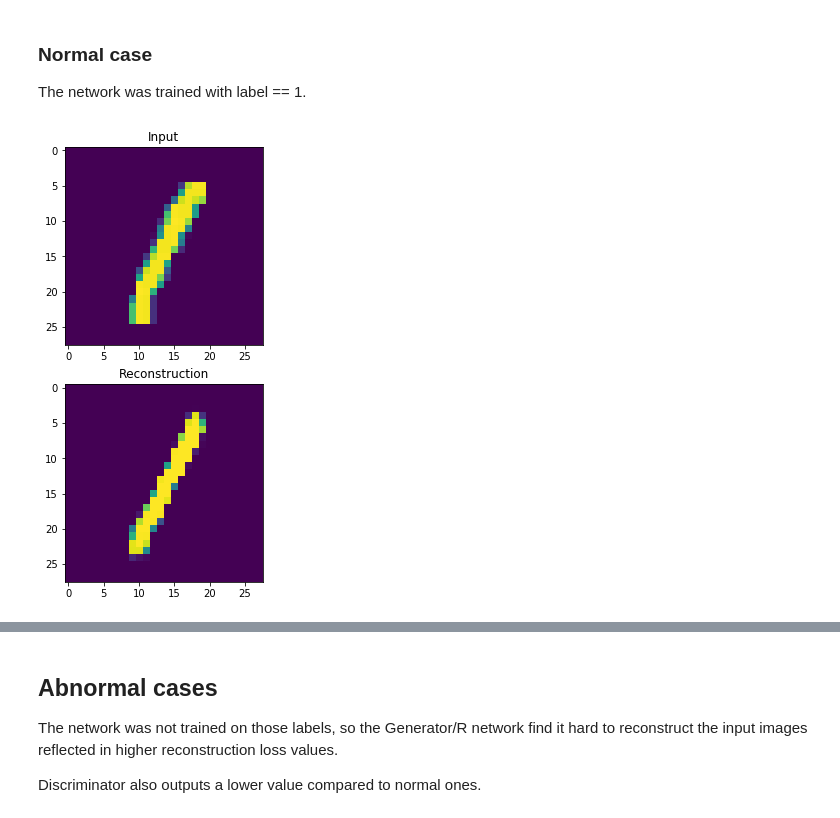
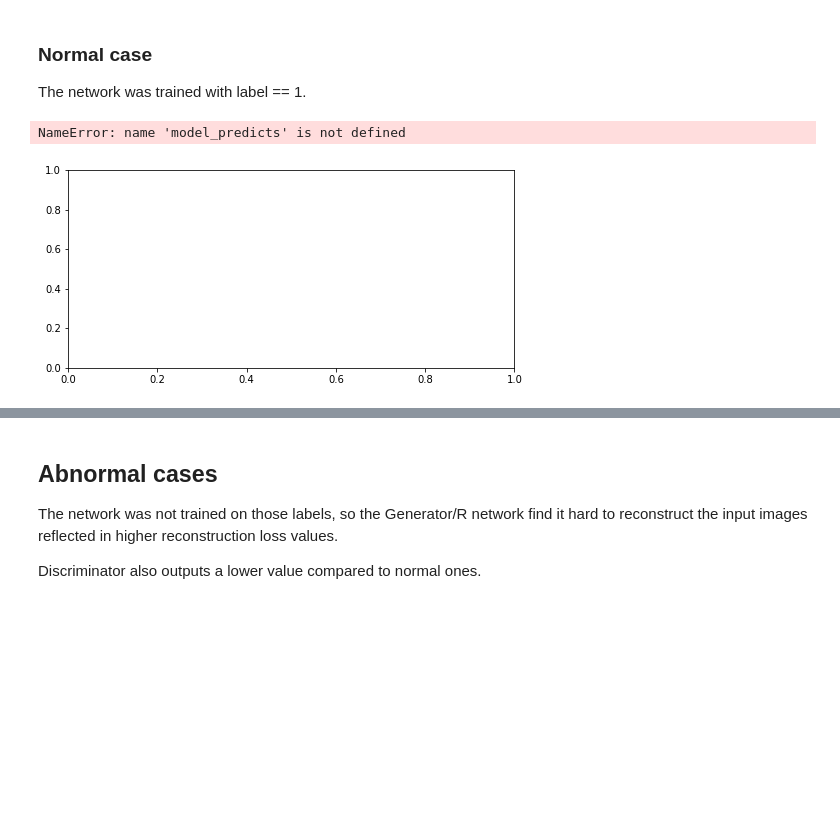
Before and after one commit to rcolomina/ALOCC_Keras, a Jupyter notebook: landsat_test.ipynb, the cells around one changed output, grey strips where cells are left out. Drawn from its saved outputs; the diff is of its cells as text; code cells hidden in the pictures; blank space fills up the shorter version.

Commit message:
Fixed normalisation on input Adapted function test to check the anwser

```diff
--- a/landsat_test.ipynb
+++ b/landsat_test.ipynb
@@ -71,35 +71,39 @@ X_train = X_train / 255
 ## Test the reconstruction loss and Discriminator output
 The `abnormal` image has a **`larger` reconstruction loss** and **`smaller` discriminator output value**.
 # %%
-def test_reconstruction(label, data_index = 11):
-    specific_idx = np.where(y_train == label)[0]
-    if data_index >= len(X_train):
-        data_index = 0
-    data = X_train[specific_idx].reshape(-1, 28, 28, 1)[data_index:data_index+1]
-    model_predicts = self.adversarial_model.predict(data)
+def test_reconstruction():
+    from landsat_data_loader import LandsatDataLoader
+    path = '/media/rcolomina/Toshiba640/TDS_NOVELTY_DETECTION/EXP_02//nominal_chips/'
+
+    loader = LandsatDataLoader(path)
+
+    data = loader.load_data()
+
+
 
     fig= plt.figure(figsize=(8, 8))
     columns = 1
     rows = 2
     fig.add_subplot(rows, columns, 1)
-    input_image = data.reshape((28, 28))
+    input_image = data[0].reshape((28, 28))
     reconstructed_image = model_predicts[0].reshape((28, 28))
     plt.title('Input')
     plt.imshow(input_image, label='Input')
-    fig.add_subplot(rows, columns, 2)
+    #fig.add_subplot(rows, columns, 2)
     plt.title('Reconstruction')
-    plt.imshow(reconstructed_image, label='Reconstructed')
+    #plt.imshow(reconstructed_image, label='Reconstructed')
     plt.show()
     # Compute the mean binary_crossentropy loss of reconstructed image.
-    y_true = K.variable(reconstructed_image)
-    y_pred = K.variable(input_image)
-    error = K.eval(binary_crossentropy(y_true, y_pred)).mean()
-    print('Reconstruction loss:', error)
-    print('Discriminator Output:', model_predicts[1][0][0])
+    #y_true = K.variable(reconstructed_image)
+    #y_pred = K.variable(input_image)
+    #error = K.eval(binary_crossentropy(y_true, y_pred)).mean()
+    #print('Reconstruction loss:', error)
+    #print('Discriminator Output:', model_predicts[1][0][0])
 # %% [markdown]
 ### Normal case
 The network was trained with label == 1.
 # %%
-test_reconstruction(1)
+test_reconstruction()
 # %% [output]
+NameError: name 'model_predicts' is not defined
-[figure, old version]
+[figure, new version]
```
Also changed, not shown: parts of 3 cells of this notebook, 3 other files.
